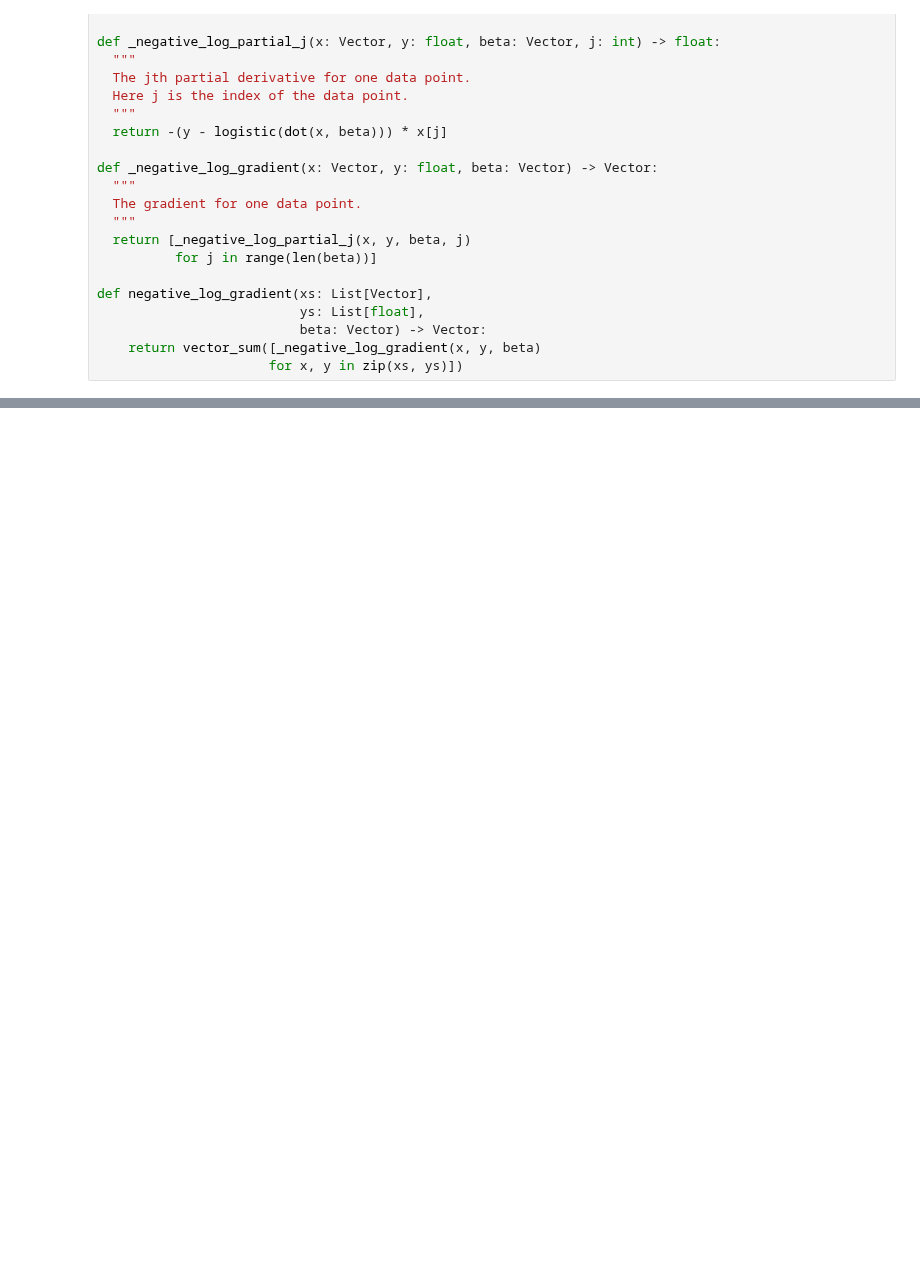
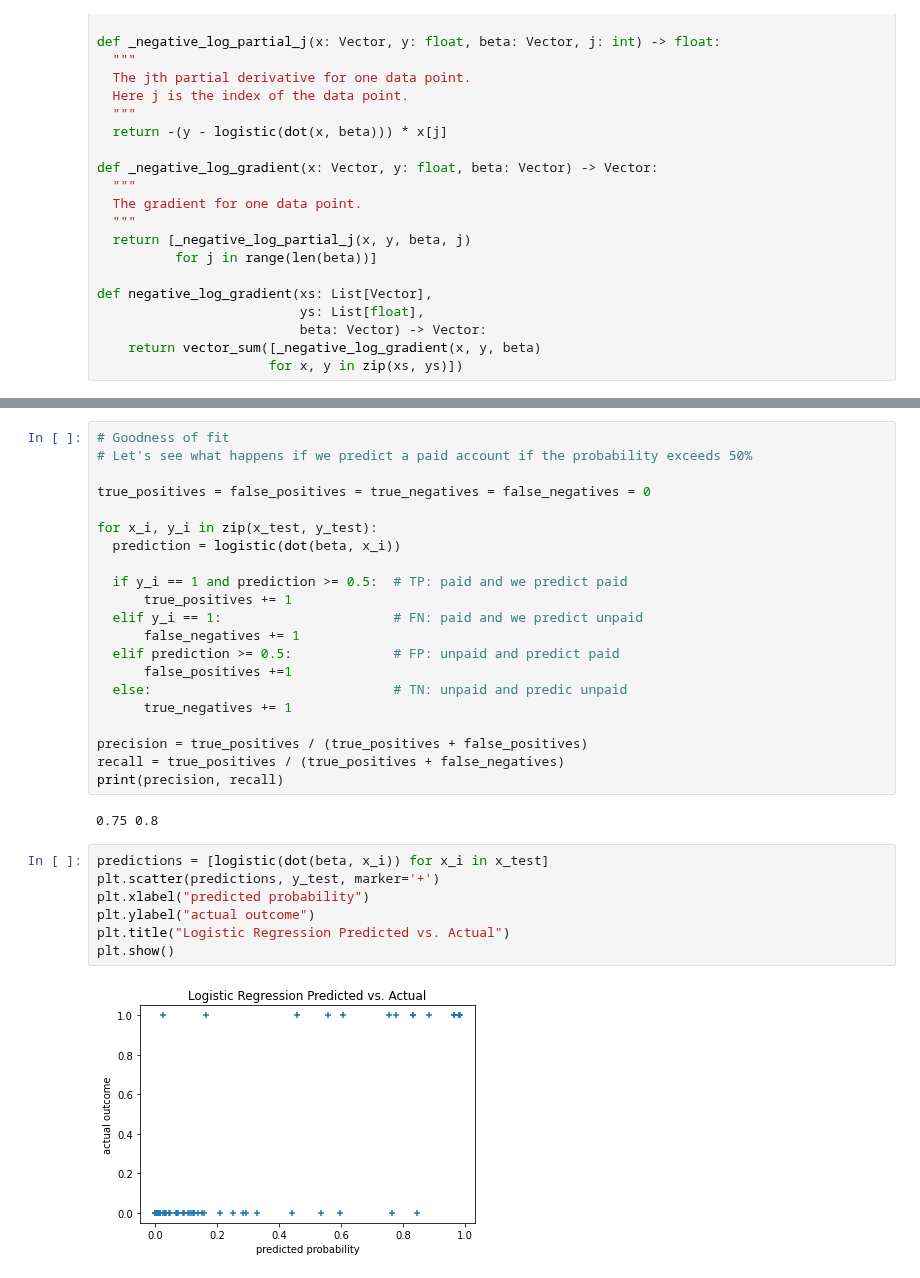
Before and after one commit to jamestheengineer/data-science-from-scratch-Python, a Jupyter notebook: Chapter_16.ipynb, the cells around one changed output, grey strips where cells are left out. Cells and saved outputs as stored; diff of their text form; blank space fills up the shorter version.

```diff
--- a/Chapter_16.ipynb
+++ b/Chapter_16.ipynb
@@ -146,0 +162,32 @@ with tqdm.trange(5000) as t:
+# %%
+# Goodness of fit
+# Let's see what happens if we predict a paid account if the probability exceeds 50%
+
+true_positives = false_positives = true_negatives = false_negatives = 0
+
+for x_i, y_i in zip(x_test, y_test):
+  prediction = logistic(dot(beta, x_i))
+
+  if y_i == 1 and prediction >= 0.5:  # TP: paid and we predict paid
+      true_positives += 1
+  elif y_i == 1:                      # FN: paid and we predict unpaid
+      false_negatives += 1
+  elif prediction >= 0.5:             # FP: unpaid and predict paid
+      false_positives +=1
+  else:                               # TN: unpaid and predic unpaid
+      true_negatives += 1
+
+precision = true_positives / (true_positives + false_positives)
+recall = true_positives / (true_positives + false_negatives)
+print(precision, recall)
+# %% [output]
+0.75 0.8
+# %%
+predictions = [logistic(dot(beta, x_i)) for x_i in x_test]
+plt.scatter(predictions, y_test, marker='+')
+plt.xlabel("predicted probability")
+plt.ylabel("actual outcome")
+plt.title("Logistic Regression Predicted vs. Actual")
+plt.show()
+# %% [output]
+[figure, added]
```
Also changed, not shown: parts of 4 cells of this notebook.
